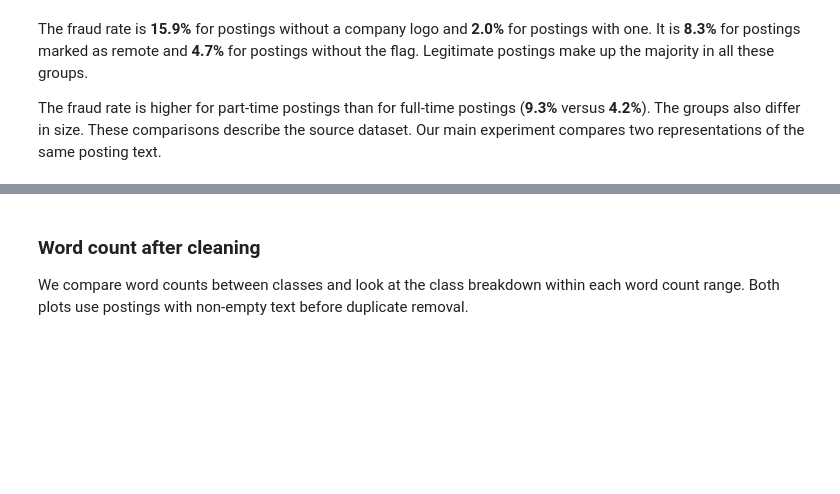
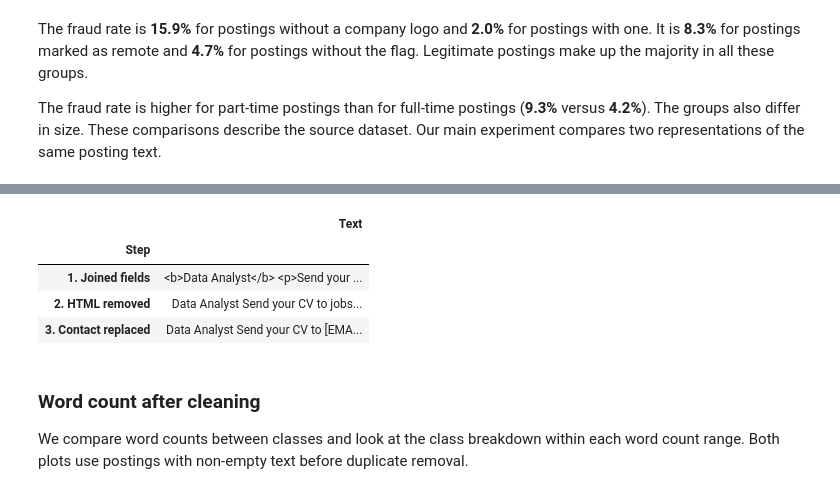
Before and after one commit to noamorii/4IZ582-fraudulent-job-detection, a Jupyter notebook: project.ipynb, the cells around one changed output, grey strips where cells are left out. Drawn from its saved outputs; the diff is of its cells as text; code cells hidden in the pictures; blank space fills up the shorter version.

```diff
--- a/project.ipynb
+++ b/project.ipynb
@@ -260,3 +251,100 @@ Postings removed due to empty text: 0
+# %%
+domain = r"(?:[a-z0-9-]+\.)+[a-z]{2,63}(?![\w-])"
+url_character = r"""[^\s<>"'#]"""
+url_prefix = r"(?:https?://|www\.)"
+url_path_start = r"(?:[/:?]|#(?!(?:URL|EMAIL|PHONE)_))"
+url_path = rf"(?:{url_path_start}{url_character}*)?"
+masked_url = r"#URL_[0-9a-f]{64}#"
+masked_email = r"#EMAIL_[0-9a-f]{64}#"
+masked_phone = r"#PHONE_[0-9a-f]{64}#"
+masked_url_with_prefix = (
+    rf"(?:{url_prefix}{url_character}*\s*)?{masked_url}"
+)
+regular_url = (
+    rf"\b(?:https?://(?:www\.)?|www\.){domain}{url_path}"
+)
+email_username = r"(?<![\w.%+-])[\w.%+-]+"
+regular_email = rf"{email_username}@{domain}"
+phone_start = r"(?<![\w./-])"
+phone_end = r"(?![\w/-]|\.\d)"
+international_phone = r"\+\d{8,15}"
+grouped_international_phone = (
+    r"\+\d{1,3}(?:[\s\u2013-]+(?:\(\d{1,4}\)|\d{1,5})){2,5}"
+)
+us_phone = (
+    r"(?:1[ .-])?"
+    r"(?:\(\d{3}\)[ .-]?|\d{3}[ .-])"
+    r"\d{3}[ .-]\d{4}"
+)
+phone_formats = "|".join(
+    [international_phone, grouped_international_phone, us_phone]
+)
+regular_phone = rf"{phone_start}(?:{phone_formats}){phone_end}"
+
+patterns = {
+    "URL": rf"{masked_url_with_prefix}|{regular_url}",
+    "EMAIL": rf"{masked_email}|{regular_email}",
+    "PHONE": rf"{masked_phone}|{regular_phone}",
+}
+
+named_patterns = [
+    rf"(?P<{kind}>{pattern})"
+    for kind, pattern in patterns.items()
+]
+contacts = re.compile( "|".join( named_patterns ), re.I )
+
+call_label = r"call(?: (?:us|me))?(?: (?:at|on))?"
+phone_label = rf"(?:phone|tel(?:ephone)?|fax|mobile|{call_label})"
+labelled_number = r"[+(]?\d(?:[\d() \u2013-]*\d)"
+
+short_phone = re.compile(
+    rf"\b({phone_label}\s*:?\s+)({labelled_number}){phone_end}",
+    re.I,
+)
+
+
+def replace_contact(match):
+    value, kind = match[0], match.lastgroup
+    if kind == "PHONE" and not value.startswith("#"):
+        if not 8 <= sum(char.isdigit() for char in value) <= 15:
+            return value
+
+    punctuation = value[len(value.rstrip(".,;:!?)]}")):] if kind == "URL" else ""
+    left = match.string[max(0, match.start() - 1):match.start()]
+    right = match.string[match.end():match.end() + 1]
+    before = " " if left.isalnum() or left == "#" else ""
+    after = " " if right.isalnum() and not punctuation else ""
+    return f"{before}[{kind}]{punctuation}{after}"
+
+
+def replace_short_phone(match):
+    digits = sum(char.isdigit() for char in match[2])
+    return f"{match[1]}[PHONE]" if 7 <= digits <= 15 else match[0]
+
+
+def normalize_contacts(text):
+    return short_phone.sub(replace_short_phone, contacts.sub(replace_contact, text))
+
+
+cleaned_jobs["text"] = html_cleaned_text.map(normalize_contacts)
+cleaned_jobs["word_count"] = cleaned_jobs["text"].str.split().str.len()
+text_jobs = cleaned_jobs.loc[cleaned_jobs["text"].ne("")].copy()
+
+example_joined = " ".join(["<b>Data Analyst</b>", "<p>Send your CV to jobs@example.com.</p>", "SQL required."])
+example_without_html = clean_html_text(example_joined)
+example_text = normalize_contacts(example_without_html)
+cleanup_example = pd.Series({
+    "1. Joined fields": example_joined,
+    "2. HTML removed": example_without_html,
+    "3. Contact replaced": example_text,
+}, name="Text").rename_axis("Step").to_frame()
+cleanup_example
+# %% [output]
+|  | Text |
+| Step |  |
+| 1. Joined fields | <b>Data Analyst</b> <p>Send your ... |
+| 2. HTML removed | Data Analyst Send your CV to jobs... |
+| 3. Contact replaced | Data Analyst Send your CV to [EMA... |
 # %% [markdown]
 ### Word count after cleaning
 
```
Also changed, not shown: parts of 14 cells of this notebook.
